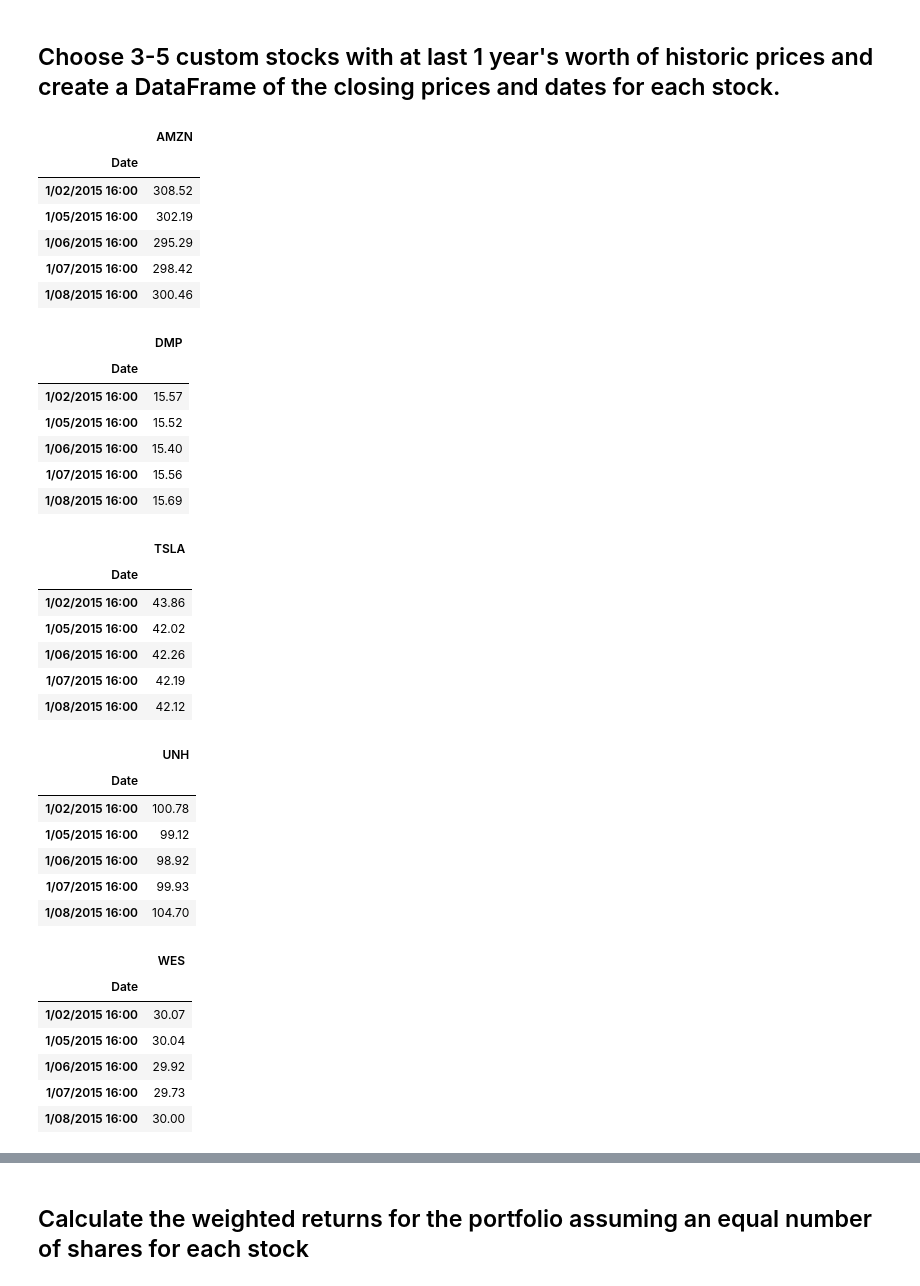
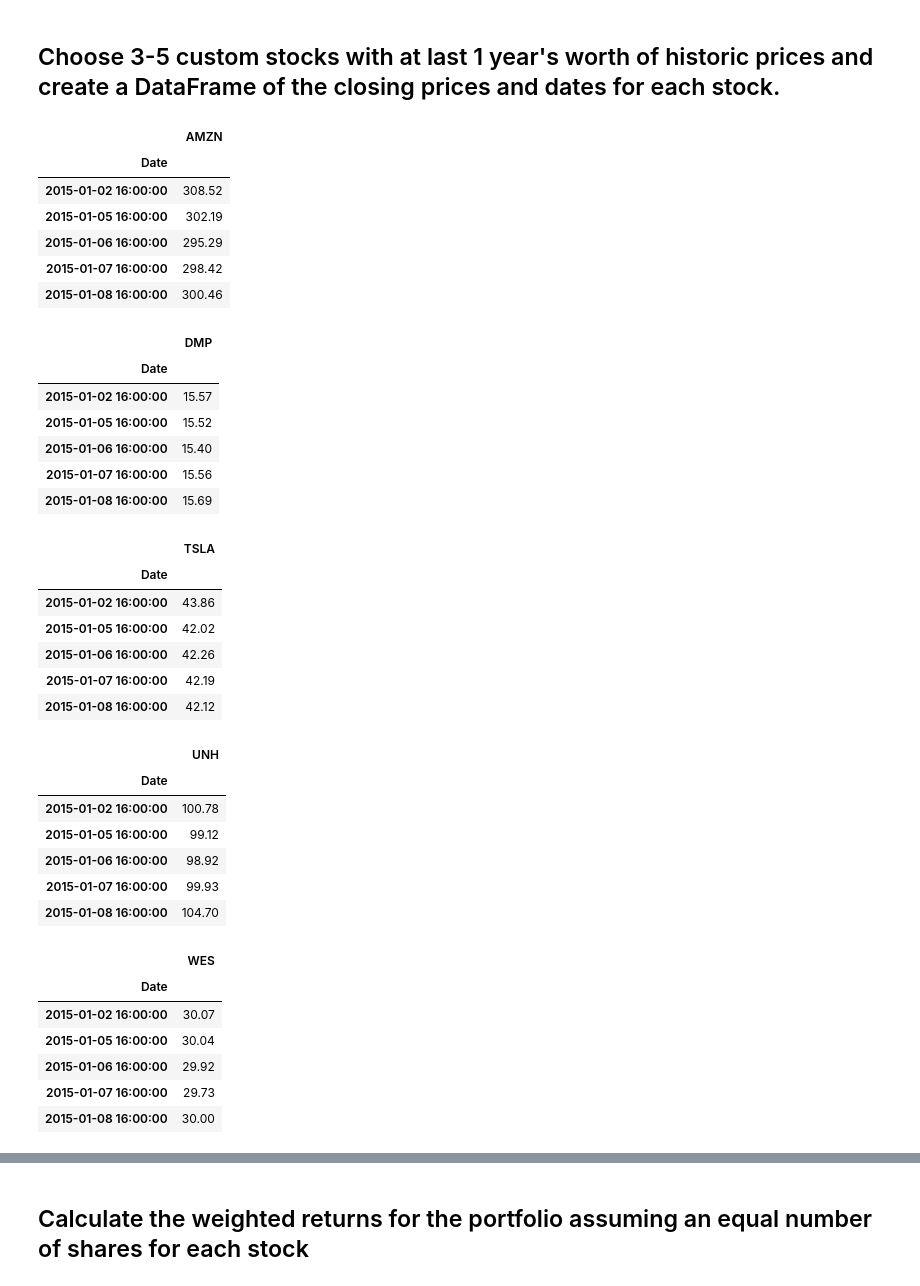
Before and after one commit to JimP315/Panthas, a Jupyter notebook: Starter_Code/whale_analysis.ipynb, the cells around one changed output, grey strips where cells are left out. Cells and saved outputs as stored; diff of their text form; code cells hidden in the pictures.

```diff
--- a/Starter_Code/whale_analysis.ipynb
+++ b/Starter_Code/whale_analysis.ipynb
@@ -388,73 +411,74 @@ In this section, you will build your own portfolio of stocks, calculate the retu
 # %%
 # Reading data from 1st stock
 AMZN_returns_csv = Path("Resources/AMZN_returns.csv")
 
-AMZN_returns = pd.read_csv(AMZN_returns_csv, index_col="Date")
+AMZN_returns = pd.read_csv(AMZN_returns_csv, index_col="Date",parse_dates = True,infer_datetime_format=True)
 AMZN_returns.head()
 # %% [output]
 |  | AMZN |
 | Date |  |
-| 1/02/2015 16:00 | 308.52 |
-| 1/05/2015 16:00 | 302.19 |
-| 1/06/2015 16:00 | 295.29 |
-| 1/07/2015 16:00 | 298.42 |
-| 1/08/2015 16:00 | 300.46 |
+| 2015-01-02 16:00:00 | 308.52 |
+| 2015-01-05 16:00:00 | 302.19 |
+| 2015-01-06 16:00:00 | 295.29 |
+| 2015-01-07 16:00:00 | 298.42 |
+| 2015-01-08 16:00:00 | 300.46 |
 # %%
 # Reading data from 2nd stock
+
 DMP_returns_csv = Path("Resources/DMP_returns.csv")
 
-DMP_returns = pd.read_csv(DMP_returns_csv, index_col="Date")
+DMP_returns = pd.read_csv(DMP_returns_csv, index_col="Date",parse_dates = True,infer_datetime_format=True)
 DMP_returns.head()
 # %% [output]
 |  | DMP |
 | Date |  |
-| 1/02/2015 16:00 | 15.57 |
-| 1/05/2015 16:00 | 15.52 |
-| 1/06/2015 16:00 | 15.40 |
-| 1/07/2015 16:00 | 15.56 |
-| 1/08/2015 16:00 | 15.69 |
+| 2015-01-02 16:00:00 | 15.57 |
+| 2015-01-05 16:00:00 | 15.52 |
+| 2015-01-06 16:00:00 | 15.40 |
+| 2015-01-07 16:00:00 | 15.56 |
+| 2015-01-08 16:00:00 | 15.69 |
 # %%
 # Reading data from 3rd stock
 TSLA_returns_csv = Path("Resources/TSLA_returns.csv")
 
-TSLA_returns = pd.read_csv(TSLA_returns_csv, index_col="Date")
+TSLA_returns = pd.read_csv(TSLA_returns_csv, index_col="Date",parse_dates = True,infer_datetime_format=True)
 TSLA_returns.head()
 # %% [output]
 |  | TSLA |
 | Date |  |
-| 1/02/2015 16:00 | 43.86 |
-| 1/05/2015 16:00 | 42.02 |
-| 1/06/2015 16:00 | 42.26 |
-| 1/07/2015 16:00 | 42.19 |
-| 1/08/2015 16:00 | 42.12 |
+| 2015-01-02 16:00:00 | 43.86 |
+| 2015-01-05 16:00:00 | 42.02 |
+| 2015-01-06 16:00:00 | 42.26 |
+| 2015-01-07 16:00:00 | 42.19 |
+| 2015-01-08 16:00:00 | 42.12 |
 # %%
 # Reading data from 4th stock
 UNH_returns_csv = Path("Resources/UNH_returns.csv")
 
-UNH_returns = pd.read_csv(UNH_returns_csv, index_col="Date")
+UNH_returns = pd.read_csv(UNH_returns_csv, index_col="Date",parse_dates = True,infer_datetime_format=True)
 UNH_returns.head()
 # %% [output]
 |  | UNH |
 | Date |  |
-| 1/02/2015 16:00 | 100.78 |
-| 1/05/2015 16:00 | 99.12 |
-| 1/06/2015 16:00 | 98.92 |
-| 1/07/2015 16:00 | 99.93 |
-| 1/08/2015 16:00 | 104.70 |
+| 2015-01-02 16:00:00 | 100.78 |
+| 2015-01-05 16:00:00 | 99.12 |
+| 2015-01-06 16:00:00 | 98.92 |
+| 2015-01-07 16:00:00 | 99.93 |
+| 2015-01-08 16:00:00 | 104.70 |
 # %%
 # Reading data from 5th stock
 WES_returns_csv = Path("Resources/WES_returns.csv")
 
-WES_returns = pd.read_csv(WES_returns_csv, index_col="Date")
+WES_returns = pd.read_csv(WES_returns_csv, index_col="Date",parse_dates = True,infer_datetime_format=True)
 WES_returns.head()
 # %% [output]
 |  | WES |
 | Date |  |
-| 1/02/2015 16:00 | 30.07 |
-| 1/05/2015 16:00 | 30.04 |
-| 1/06/2015 16:00 | 29.92 |
-| 1/07/2015 16:00 | 29.73 |
-| 1/08/2015 16:00 | 30.00 |
+| 2015-01-02 16:00:00 | 30.07 |
+| 2015-01-05 16:00:00 | 30.04 |
+| 2015-01-06 16:00:00 | 29.92 |
+| 2015-01-07 16:00:00 | 29.73 |
+| 2015-01-08 16:00:00 | 30.00 |
 # %%
 # Combine all stocks in a single DataFrame
 combined_df = pd.concat([AMZN_returns, DMP_returns, TSLA_returns, UNH_returns, WES_returns], axis="columns", join="inner")
```
Also changed, not shown: parts of 8 cells of this notebook.
